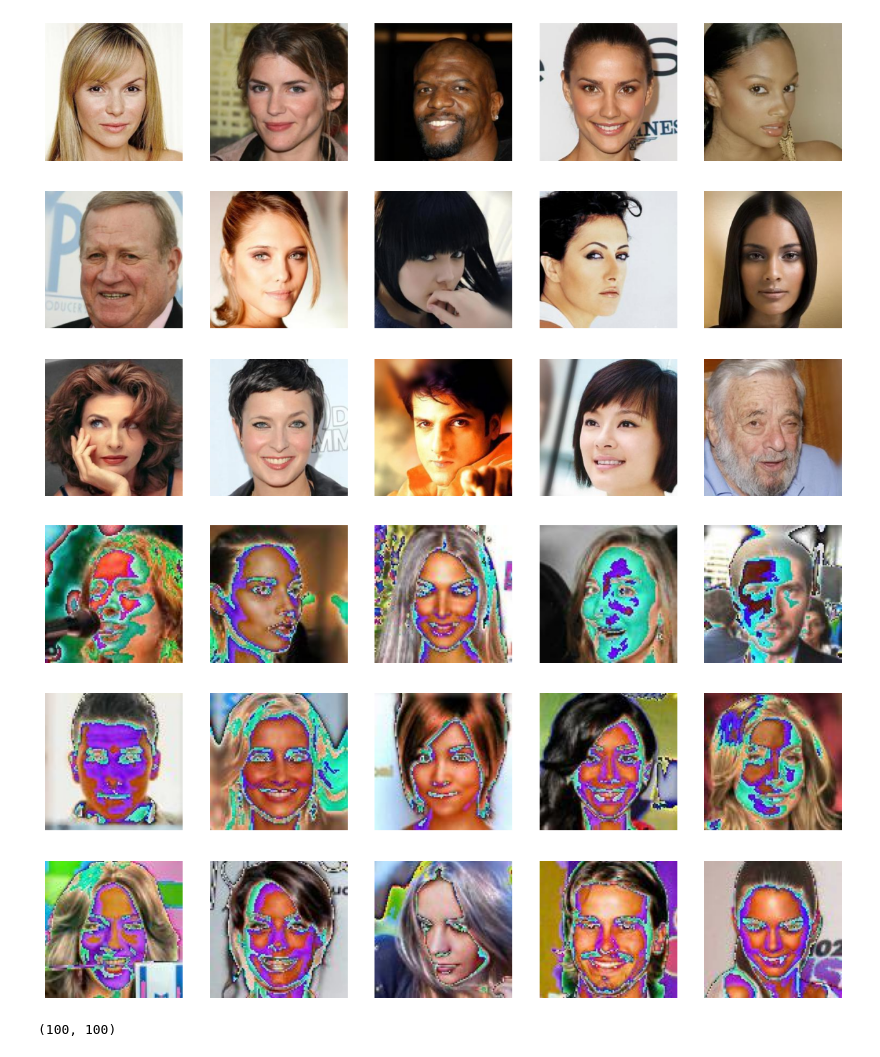
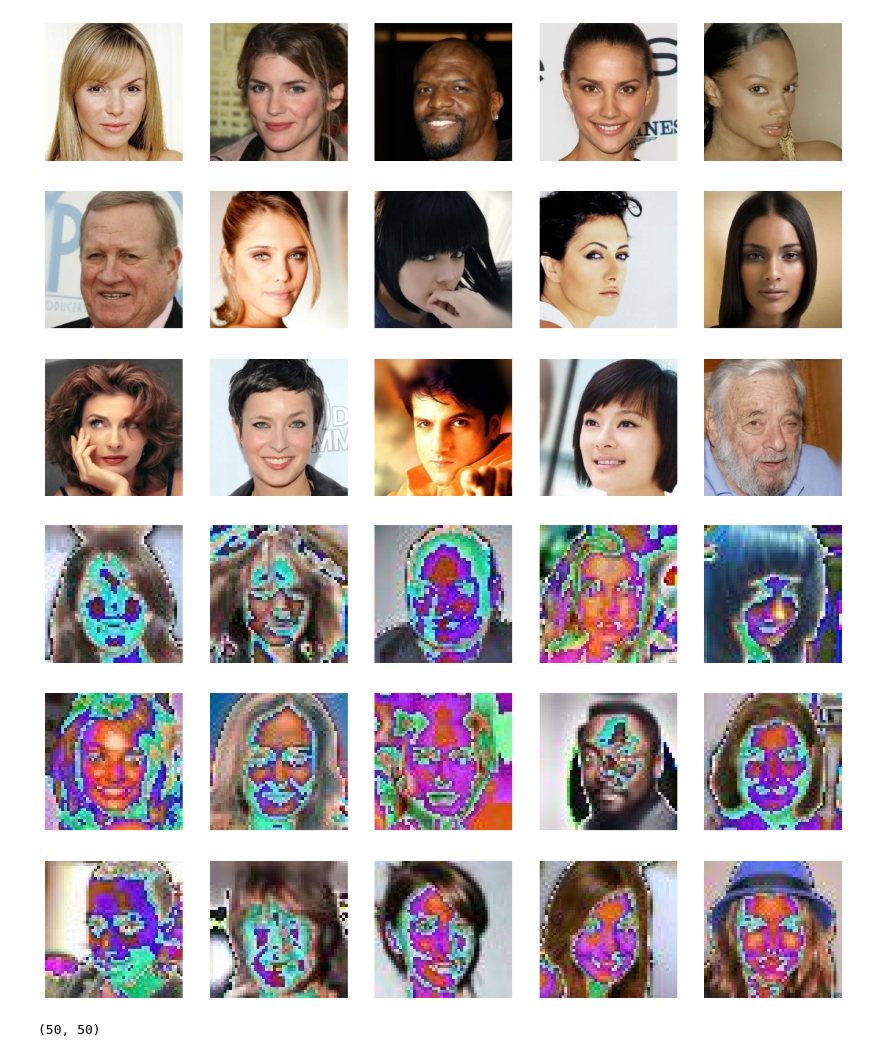
Before and after one commit to OmarFaig/VAE_vs_GAN, a Jupyter notebook: main.ipynb, the cells around one changed output. Drawn from its saved outputs; the diff is of its cells as text; code cells hidden in the pictures.

```diff
--- a/main.ipynb
+++ b/main.ipynb
@@ -55,22 +55,22 @@ utils.plot_random_images(dataset_path='human_face_generation_split/raw/train', n
 # %%
 # Prepoccessing
 preprocess = transforms.Compose([
-    transforms.Resize((100, 100)),  # Resize to a specific size if needed tried 200x200 was too big
+    transforms.Resize((50, 50)),  # Resize to a specific size if needed tried 200x200 was too big
     transforms.ToTensor(),          # Convert to tensor and normalize
     transforms.Normalize(mean=[0.5, 0.5, 0.5], std=[0.5, 0.5, 0.5])
 ])
 preprocessed_output_dir = './human_face_generation_split/preprocessed'
 os.makedirs(preprocessed_output_dir, exist_ok=True)
-if True:#not os.path.exists(preprocessed_output_dir):
+if True:#not os.path.exists(preprocessed_output_dir):#
 # Save preprocessed training images
 
     utils.save_images(ds['train'], 'train', preprocessed_output_dir,preprocess=preprocess)
     utils.plot_random_images(os.path.join(preprocessed_output_dir, 'train'), num_images=15, rows=3, cols=5)
     img = Image.open("human_face_generation_split/preprocessed/train/image_2110.png")
     print(img.size)
 # %% [output]
-[figure, old version]
+[figure, new version]
-(100, 100)
+(50, 50)
 # %%
 # first implement a simple Autoencoder with Linear layers
 class Autoencoder_linear(nn.Module):
```
Also changed, not shown: parts of 8 cells of this notebook.
